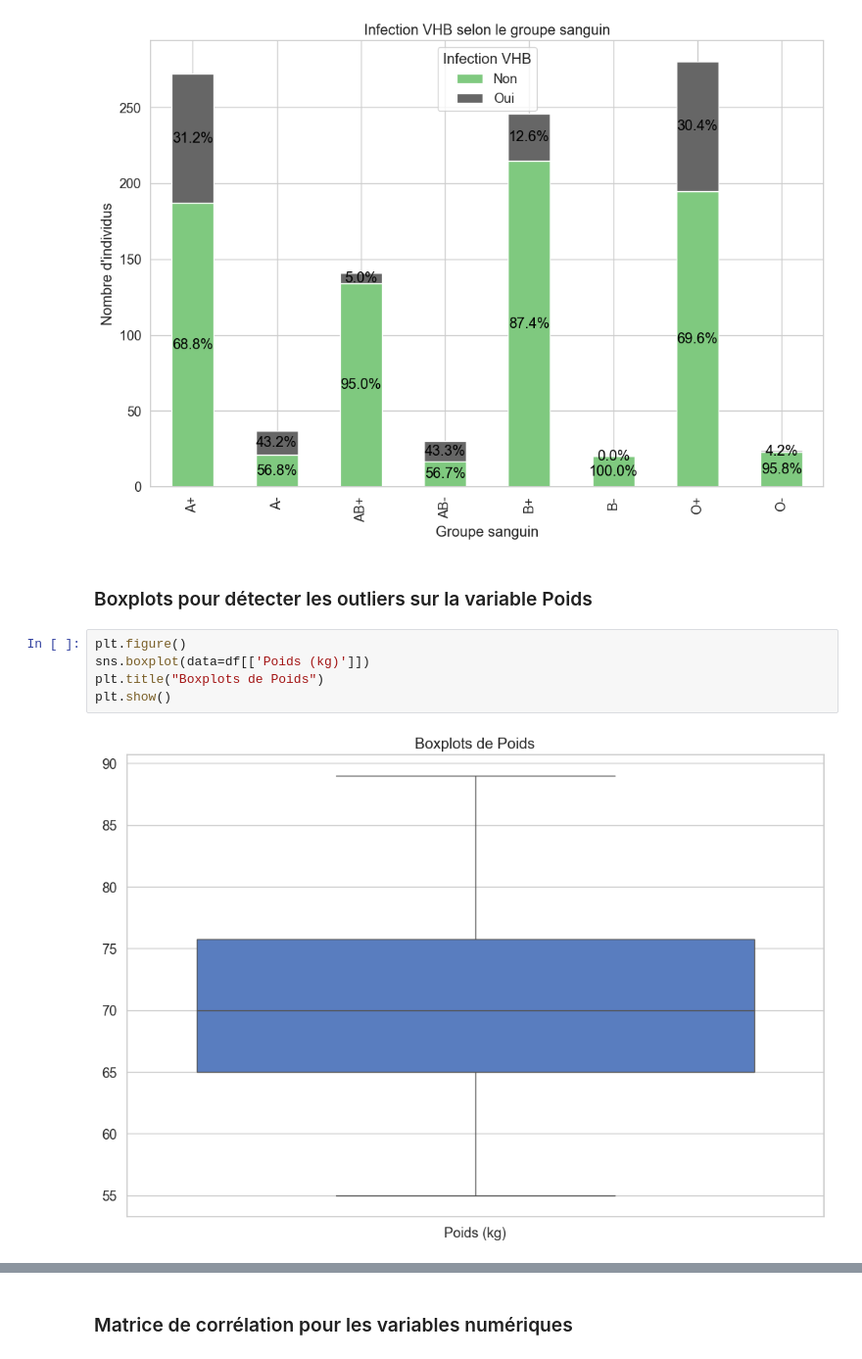
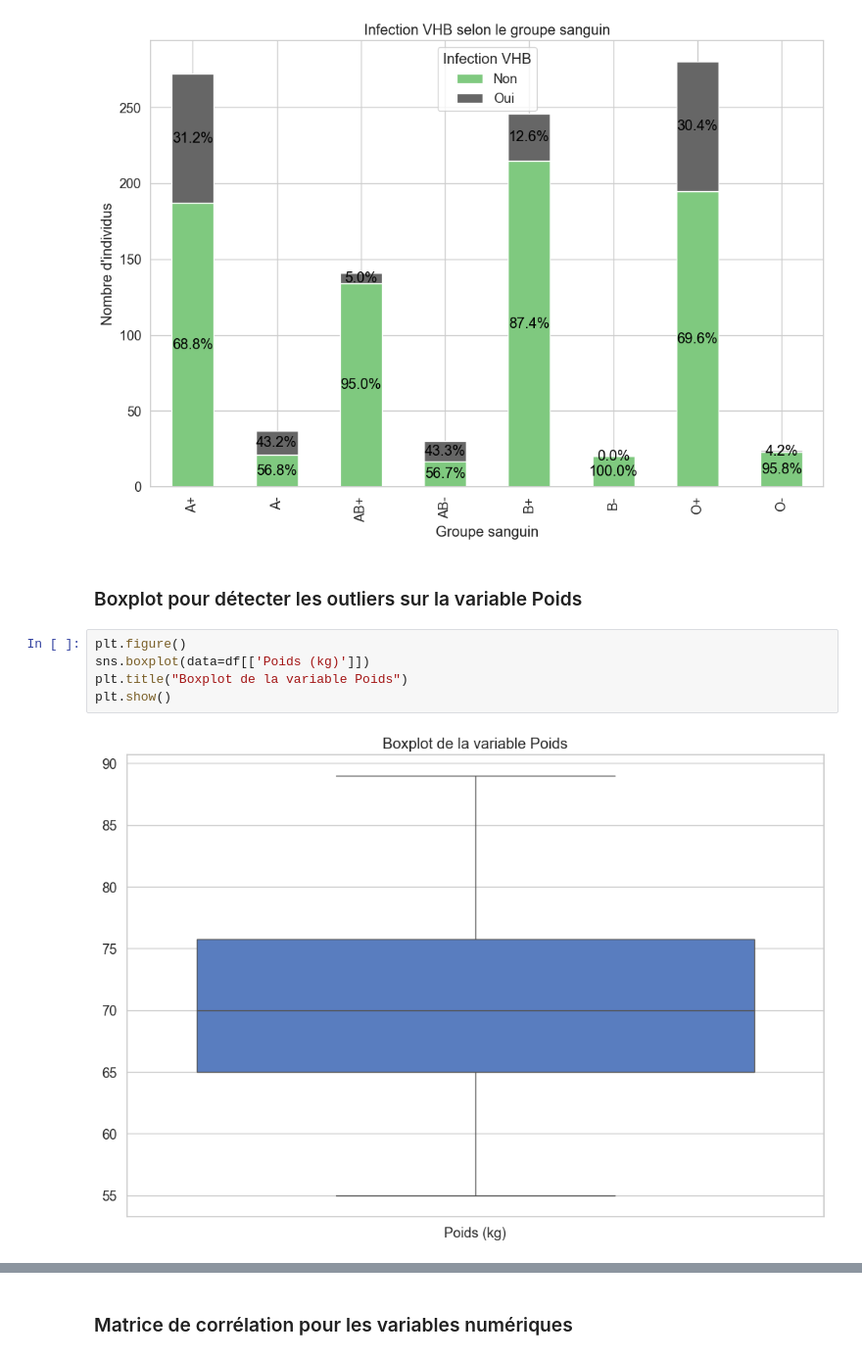
Before and after one commit to PapaAmad/Python_stat, a Jupyter notebook: script.ipynb, the cells around one changed output, grey strips where cells are left out. Shown: that part at 98% size. Drawn from its saved outputs; the diff is of its cells as text.

```diff
--- a/script.ipynb
+++ b/script.ipynb
@@ -238,12 +238,12 @@ plt.show()
 <Figure size 1200x800 with 0 Axes>
 [figure]
 # %% [markdown]
-### Boxplots pour détecter les outliers sur la variable Poids
+### Boxplot pour détecter les outliers sur la variable Poids
 # %%
 plt.figure()
 sns.boxplot(data=df[['Poids (kg)']])
-plt.title("Boxplots de Poids")
+plt.title("Boxplot de la variable Poids")
 plt.show()
 # %% [output]
-[figure, old version]
+[figure, new version]
 # %% [markdown]
```
Also changed, not shown: parts of 4 cells of this notebook, 6 other files.
